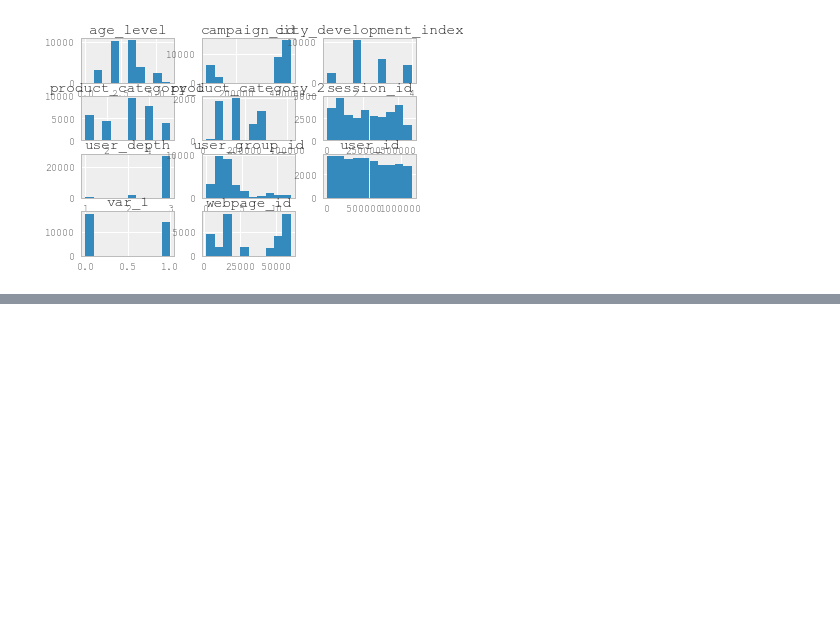
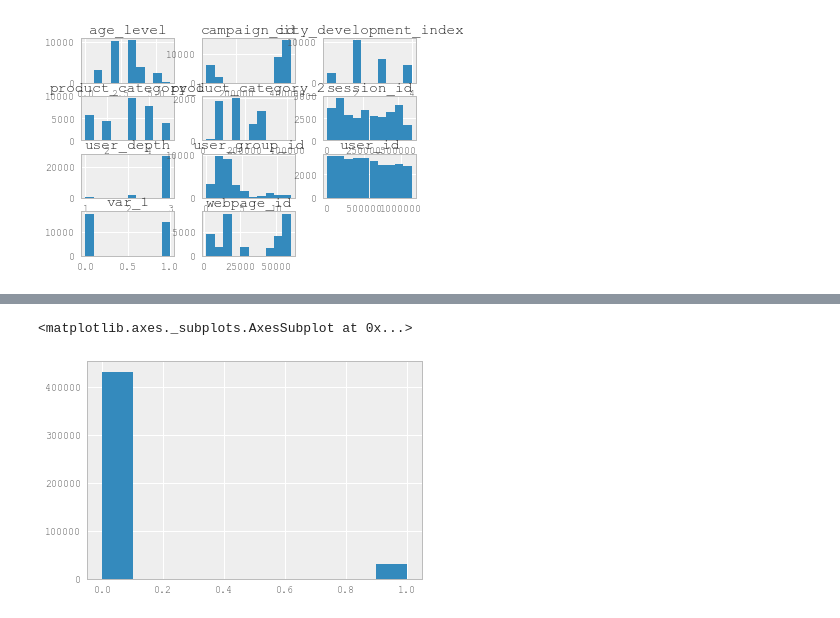
Before and after one commit to risarora/ML_recipes.md, a Jupyter notebook: AMX/AMX_HiringDrive.ipynb, the cells around one changed output, grey strips where cells are left out. Drawn from its saved outputs; the diff is of its cells as text; code cells hidden in the pictures; blank space fills up the shorter version.

```diff
--- a/AMX/AMX_HiringDrive.ipynb
+++ b/AMX/AMX_HiringDrive.ipynb
@@ -206,0 +224,5 @@ array([[<matplotlib.axes._subplots.AxesSubplot object at 0x...>,
+# %%
+train['is_click'].hist()
+# %% [output]
+<matplotlib.axes._subplots.AxesSubplot at 0x...>
+[figure, added]
```
Also changed, not shown: parts of 5 cells of this notebook.
